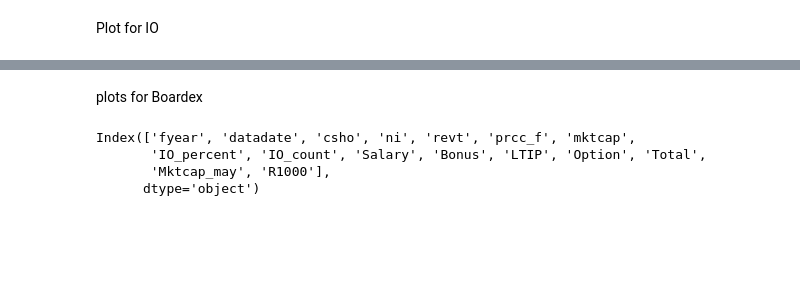
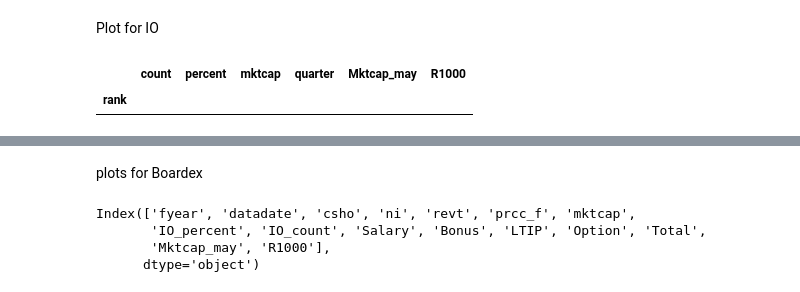
Before and after one commit to BarryKeee/ECON-4911-Research-Paper, a Jupyter notebook: clean data.ipynb, the cells around one changed output, grey strips where cells are left out. Drawn from its saved outputs; the diff is of its cells as text; code cells hidden in the pictures; blank space fills up the shorter version.

```diff
--- a/clean data.ipynb
+++ b/clean data.ipynb
@@ -632,6 +633,11 @@ IO_sum_with_russell = IO_sum.set_index(['year','ticker'])
 IO_sum_with_russell[['Mktcap_may','Rank','R1000']] = MktCap_may_indexed.reset_index().set_index(['Year','TICKER'])[['MarketCap','Rank','R1000']]
 # %%
 temp = IO_sum_with_russell[IO_sum_with_russell['quarter'] == 2].loc[:2007].groupby('Rank').mean()#.loc[800:1200].groupby().reset_index().plot.scatter(x = 'Rank', y = 'percent')
+# %%
+IO_pre2007.loc[start:middle]
+# %% [output]
+|  | count | percent | mktcap | quarter | Mktcap_may | R1000 |
+| rank |  |  |  |  |  |  |
 # %%
 
 start = 800
```
Also changed, not shown: parts of 4 cells of this notebook.
